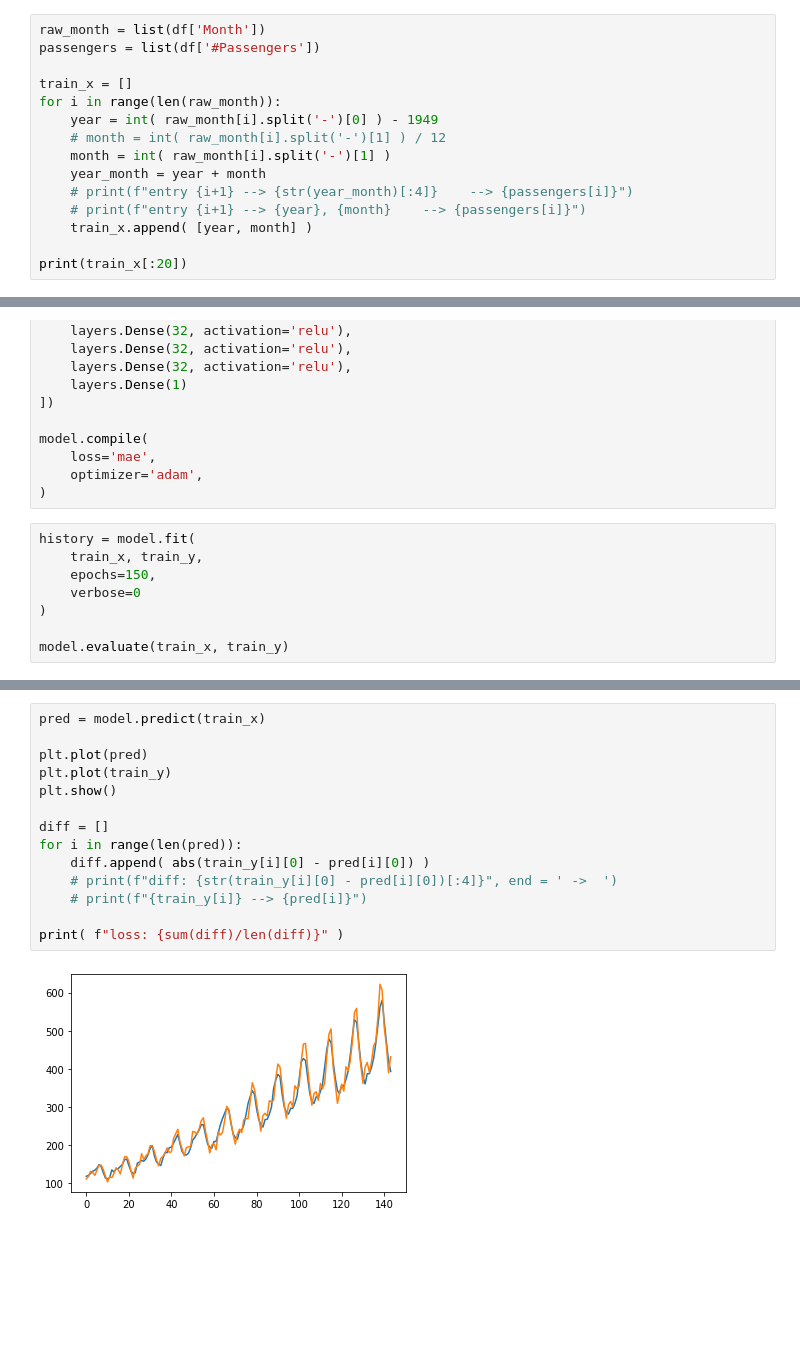
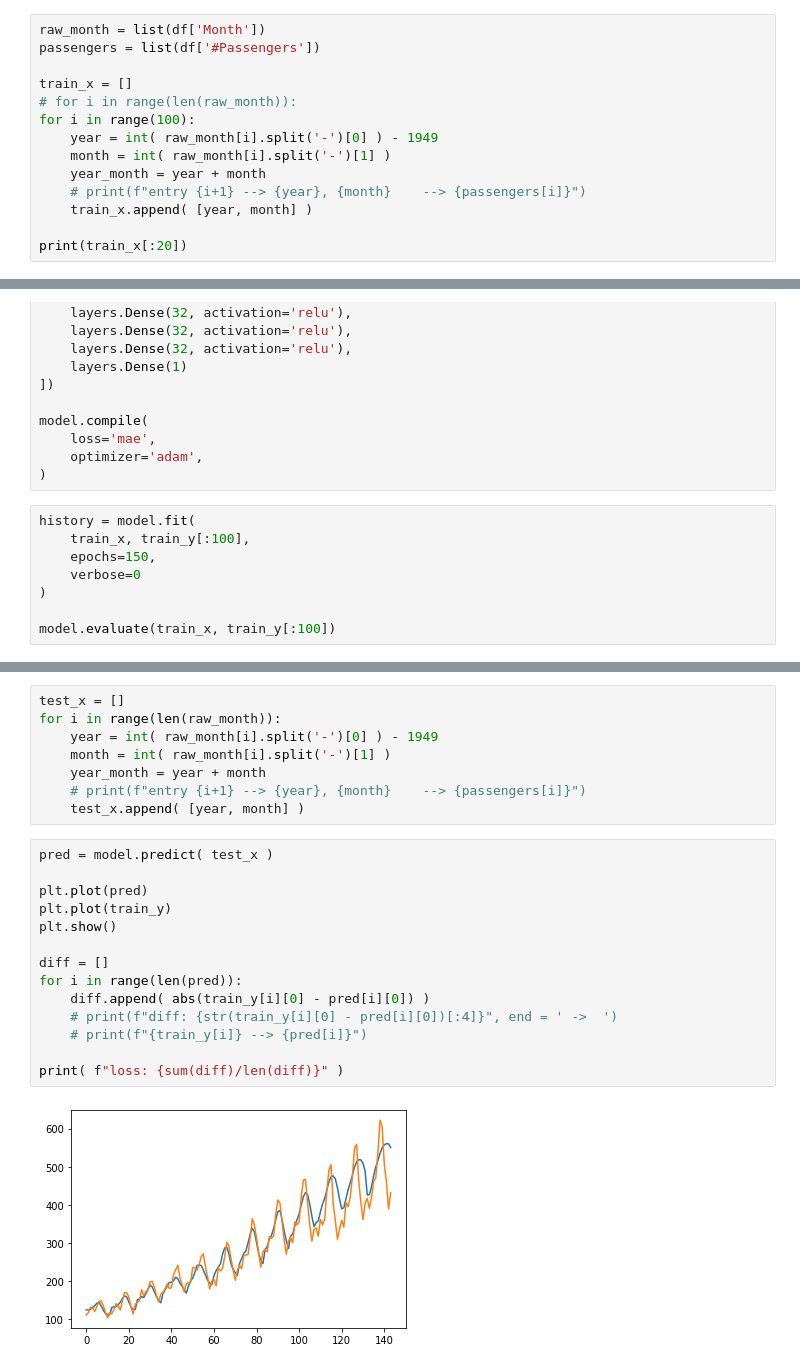
Before and after one commit to dvsh243/Kaggle-Projects, a Jupyter notebook: Air Passengers Prediction/better fit.ipynb, the cells around one changed output, grey strips where cells are left out. Drawn from its saved outputs; the diff is of its cells as text; blank space fills up the shorter version.

```diff
--- a/Air Passengers Prediction/better fit.ipynb
+++ b/Air Passengers Prediction/better fit.ipynb
@@ -17,12 +17,11 @@ raw_month = list(df['Month'])
 passengers = list(df['#Passengers'])
 
 train_x = []
-for i in range(len(raw_month)):
+# for i in range(len(raw_month)):
+for i in range(100):
     year = int( raw_month[i].split('-')[0] ) - 1949
-    # month = int( raw_month[i].split('-')[1] ) / 12
     month = int( raw_month[i].split('-')[1] )
     year_month = year + month
-    # print(f"entry {i+1} --> {str(year_month)[:4]}    --> {passengers[i]}")
     # print(f"entry {i+1} --> {year}, {month}    --> {passengers[i]}")
     train_x.append( [year, month] )
 
@@ -87,10 +87,10 @@ model.compile(
 )
 # %%
 history = model.fit(
-    train_x, train_y,
+    train_x, train_y[:100],
     epochs=150,
     verbose=0
 )
 
-model.evaluate(train_x, train_y)
+model.evaluate(train_x, train_y[:100])
 # %% [output]
@@ -122,16 +106,24 @@ plt.show()
+# %%
+test_x = []
+for i in range(len(raw_month)):
+    year = int( raw_month[i].split('-')[0] ) - 1949
+    month = int( raw_month[i].split('-')[1] )
+    year_month = year + month
+    # print(f"entry {i+1} --> {year}, {month}    --> {passengers[i]}")
+    test_x.append( [year, month] )
 # %%
-pred = model.predict(train_x)
+pred = model.predict( test_x )
 
 plt.plot(pred)
 plt.plot(train_y)
 plt.show()
 
 diff = []
 for i in range(len(pred)):
     diff.append( abs(train_y[i][0] - pred[i][0]) )
     # print(f"diff: {str(train_y[i][0] - pred[i][0])[:4]}", end = ' ->  ')
     # print(f"{train_y[i]} --> {pred[i]}")
 
 print( f"loss: {sum(diff)/len(diff)}" )
 # %% [output]
-[figure, old version]
+[figure, new version]
```
Also changed, not shown: parts of 4 cells of this notebook, 5 other files.
